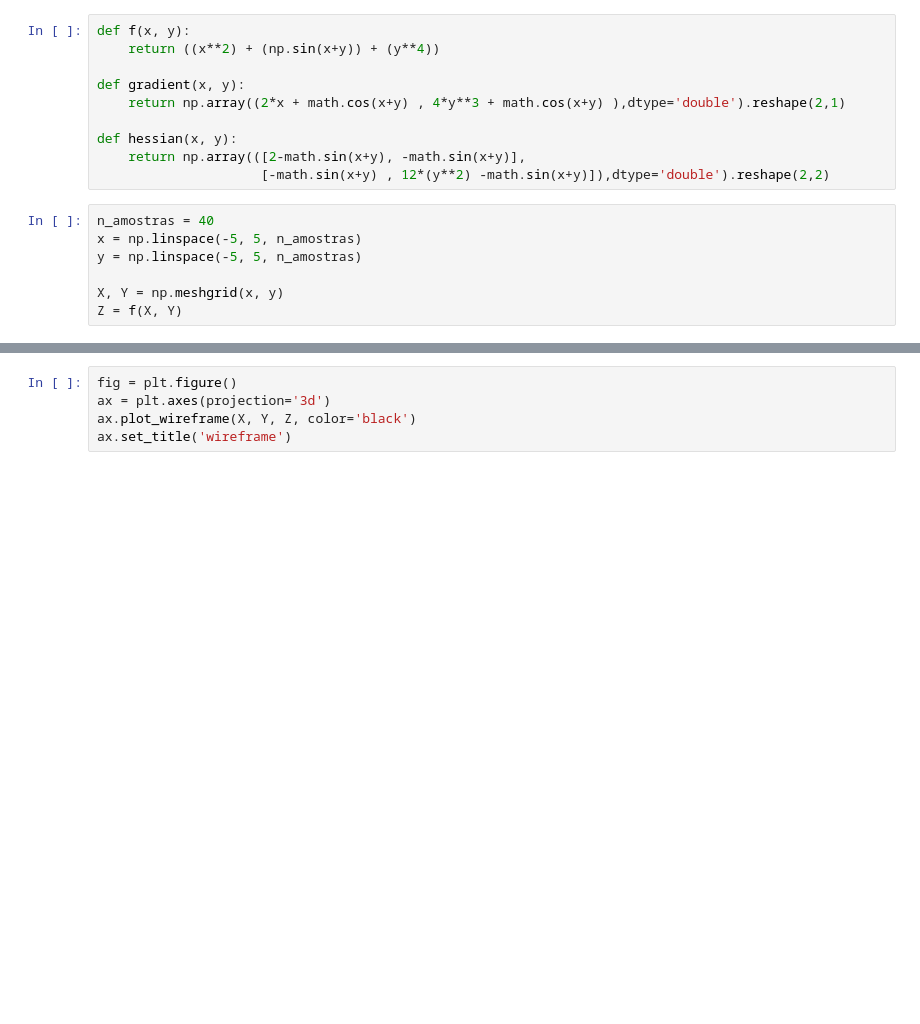
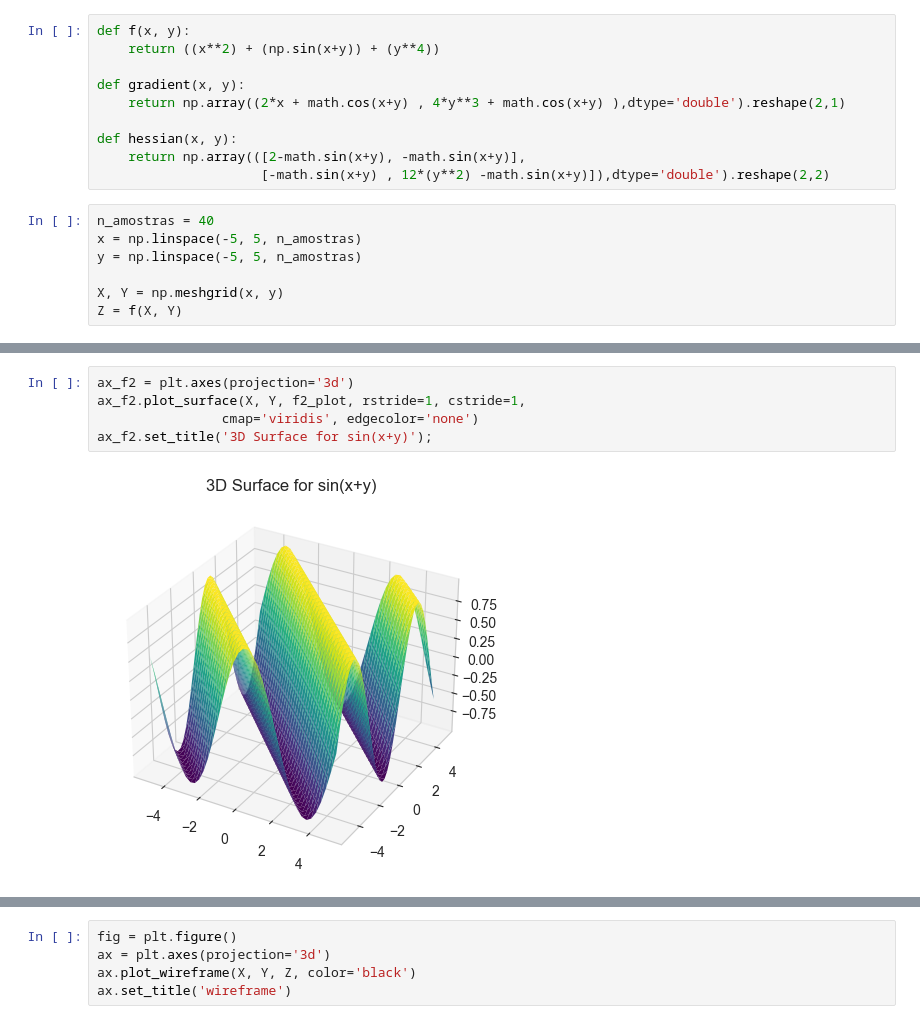
Before and after one commit to umjourje/COS360-Otimizacao-2022.2, a Jupyter notebook: Implementação de Funções e Plots.ipynb, the cells around one changed output, grey strips where cells are left out. Drawn from its saved outputs; the diff is of its cells as text; blank space fills up the shorter version.

```diff
--- a/Implementação de Funções e Plots.ipynb
+++ b/Implementação de Funções e Plots.ipynb
@@ -55,0 +61,7 @@ fig2
+# %%
+ax_f2 = plt.axes(projection='3d')
+ax_f2.plot_surface(X, Y, f2_plot, rstride=1, cstride=1,
+                cmap='viridis', edgecolor='none')
+ax_f2.set_title('3D Surface for sin(x+y)');
+# %% [output]
+[figure, added]
```
Also changed, not shown: parts of 17 cells of this notebook.
